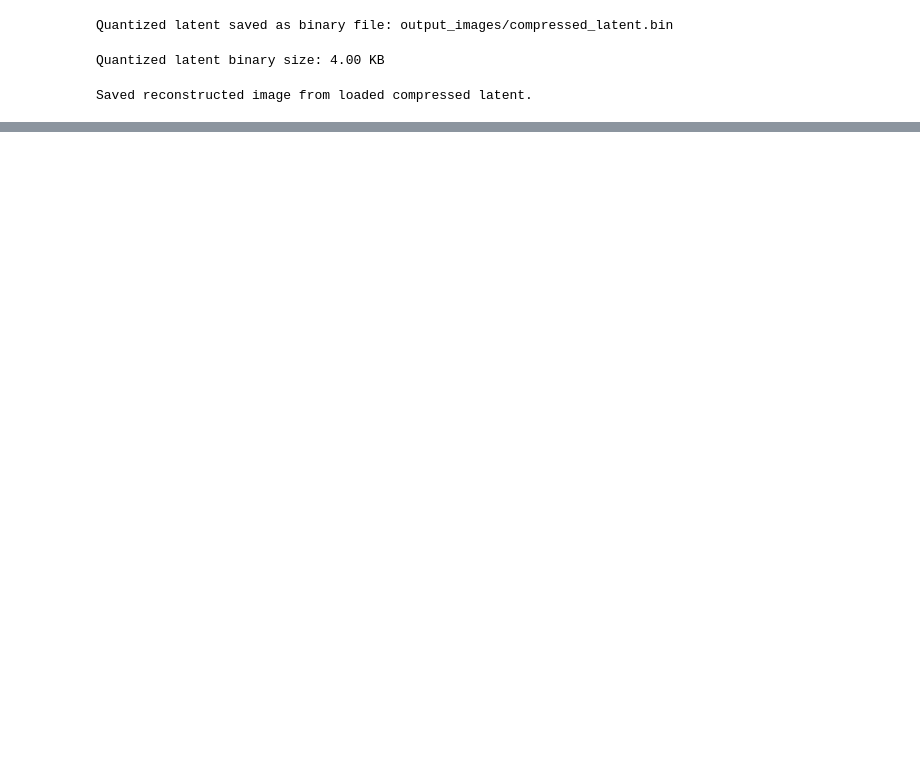
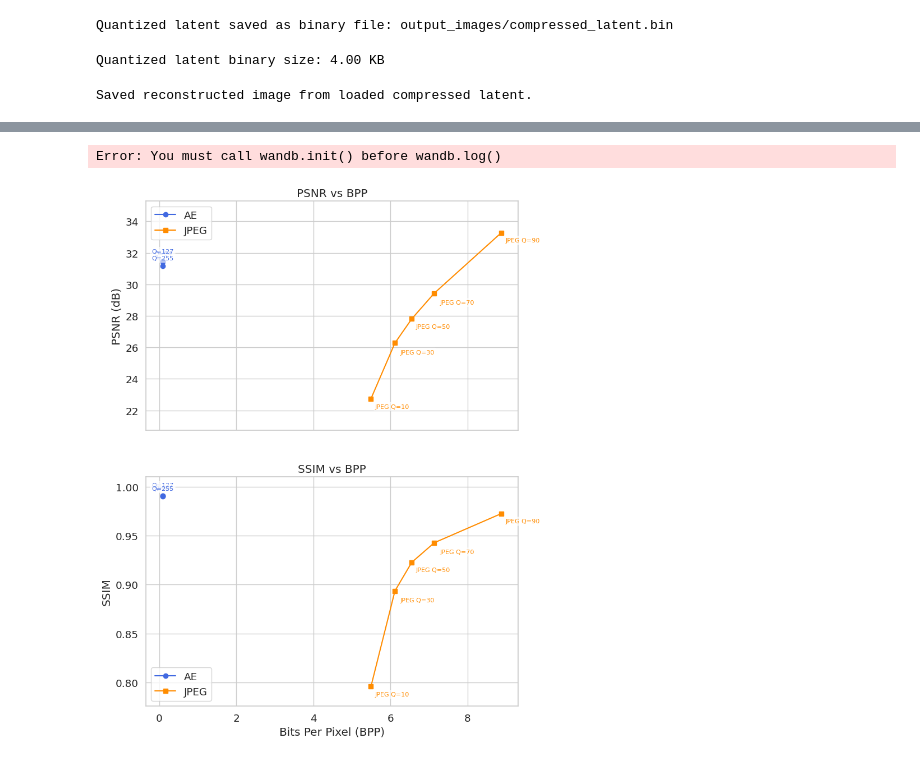
Before and after one commit to Abhiraj36/Compression01, a Jupyter notebook: CNN_compression.ipynb, the cells around one changed output, grey strips where cells are left out. Saved outputs shown, nothing was run; the diff lists cells and outputs as text; code cells hidden in the pictures; blank space fills up the shorter version.

```diff
--- a/CNN_compression.ipynb
+++ b/CNN_compression.ipynb
@@ -1371,0 +1388,61 @@ Find logs at: ./wandb/run-20250615_155816-t8yhdq0t/logs
+# %%
+# Plotting with improved visuals
+fig, axs = plt.subplots(2, 1, figsize=(9, 11), sharex=True)
+
+marker_size = 6
+
+# PSNR vs BPP
+axs[0].plot(ae_bpp, ae_psnr, '-o', label="AE", color='royalblue', markersize=marker_size)
+axs[0].plot(jpeg_bpp, jpeg_psnr, '-s', label="JPEG", color='darkorange', markersize=marker_size)
+
+# AE annotations (PSNR)
+for i, t in enumerate(ae_labels):
+    axs[0].annotate(f"Q={t}", (ae_bpp[i], ae_psnr[i]),
+                    textcoords="offset points", xytext=(0, 8 + 3*(i%2)),
+                    ha='center', fontsize=8, color='royalblue',
+                    bbox=dict(boxstyle="round,pad=0.2", fc="white", alpha=0.6))
+
+# JPEG annotations (PSNR)
+for i, t in enumerate(jpeg_labels):
+    axs[0].annotate(t, (jpeg_bpp[i], jpeg_psnr[i]),
+                    textcoords="offset points", xytext=(5 + 2*(i%2), -12 - 2*(i%2)),
+                    ha='left', fontsize=8, color='darkorange',
+                    bbox=dict(boxstyle="round,pad=0.2", fc="white", alpha=0.6))
+
+axs[0].set_ylabel("PSNR (dB)")
+axs[0].set_title("PSNR vs BPP")
+axs[0].grid(True)
+axs[0].legend()
+axs[0].set_ylim(min(min(ae_psnr), min(jpeg_psnr)) - 2, max(max(ae_psnr), max(jpeg_psnr)) + 2)
+
+# SSIM vs BPP
+axs[1].plot(ae_bpp, ae_ssim, '-o', label="AE", color='royalblue', markersize=marker_size)
+axs[1].plot(jpeg_bpp, jpeg_ssim, '-s', label="JPEG", color='darkorange', markersize=marker_size)
+
+# AE annotations (SSIM)
+for i, t in enumerate(ae_labels):
+    axs[1].annotate(f"Q={t}", (ae_bpp[i], ae_ssim[i]),
+                    textcoords="offset points", xytext=(0, 8 + 3*(i%2)),
+                    ha='center', fontsize=8, color='royalblue',
+                    bbox=dict(boxstyle="round,pad=0.2", fc="white", alpha=0.6))
+
+# JPEG annotations (SSIM)
+for i, t in enumerate(jpeg_labels):
+    axs[1].annotate(t, (jpeg_bpp[i], jpeg_ssim[i]),
+                    textcoords="offset points", xytext=(5 + 2*(i%2), -12 - 2*(i%2)),
+                    ha='left', fontsize=8, color='darkorange',
+                    bbox=dict(boxstyle="round,pad=0.2", fc="white", alpha=0.6))
+
+axs[1].set_xlabel("Bits Per Pixel (BPP)")
+axs[1].set_ylabel("SSIM")
+axs[1].set_title("SSIM vs BPP")
+axs[1].grid(True)
+axs[1].legend()
+axs[1].set_ylim(min(min(ae_ssim), min(jpeg_ssim)) - 0.02, 1.01)
+
+plt.tight_layout(pad=3.0)
+plt.savefig("rd_curve_ae_vs_jpeg_with_ssim.png")
+wandb.log({"RD Curves": wandb.Image("rd_curve_ae_vs_jpeg_with_ssim.png")})
+# %% [output]
+Error: You must call wandb.init() before wandb.log()
+[figure, added]
```
Also changed, not shown: parts of 17 cells of this notebook.
